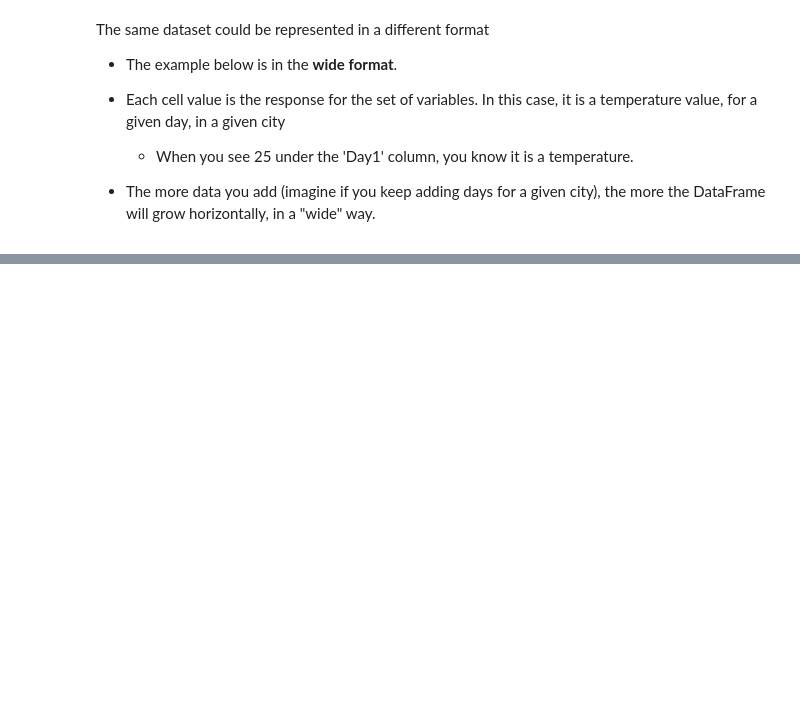
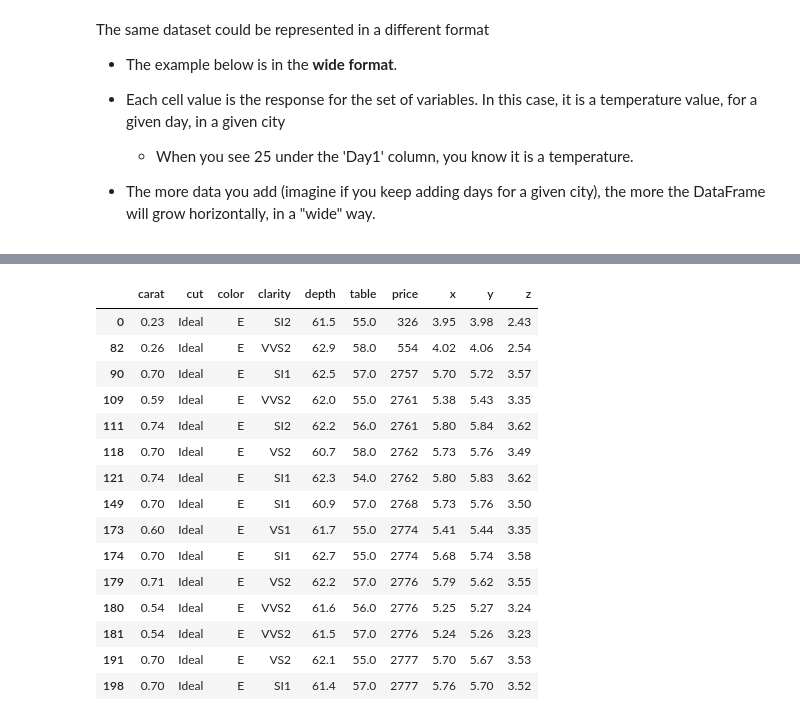
Before and after one commit to RSE1982/sept2025_DBC, a Jupyter notebook: Pandas-Notebooks/topic-13-long_x_wide_format/notebook.ipynb, the cells around one changed output, grey strips where cells are left out. Saved outputs shown, nothing was run; the diff lists cells and outputs as text; code cells hidden in the pictures; blank space fills up the shorter version.

```diff
--- a/Pandas-Notebooks/topic-13-long_x_wide_format/notebook.ipynb
+++ b/Pandas-Notebooks/topic-13-long_x_wide_format/notebook.ipynb
@@ -81,0 +309,6 @@ The same dataset could be represented in a different format
+# %%
+import seaborn as sns
+df = sns.load_dataset('diamonds')
+df = df.head(200)
+print(df.shape)
+df.head(10)
@@ -81,0 +333,19 @@ The same dataset could be represented in a different format
+# %%
+df.query("cut == 'Ideal' and color == 'E'")
+# %% [output]
+|  | carat | cut | color | clarity | depth | table | price | x | y | z |
+| 0 | 0.23 | Ideal | E | SI2 | 61.5 | 55.0 | 326 | 3.95 | 3.98 | 2.43 |
+| 82 | 0.26 | Ideal | E | VVS2 | 62.9 | 58.0 | 554 | 4.02 | 4.06 | 2.54 |
+| 90 | 0.70 | Ideal | E | SI1 | 62.5 | 57.0 | 2757 | 5.70 | 5.72 | 3.57 |
+| 109 | 0.59 | Ideal | E | VVS2 | 62.0 | 55.0 | 2761 | 5.38 | 5.43 | 3.35 |
+| 111 | 0.74 | Ideal | E | SI2 | 62.2 | 56.0 | 2761 | 5.80 | 5.84 | 3.62 |
+| 118 | 0.70 | Ideal | E | VS2 | 60.7 | 58.0 | 2762 | 5.73 | 5.76 | 3.49 |
+| 121 | 0.74 | Ideal | E | SI1 | 62.3 | 54.0 | 2762 | 5.80 | 5.83 | 3.62 |
+| 149 | 0.70 | Ideal | E | SI1 | 60.9 | 57.0 | 2768 | 5.73 | 5.76 | 3.50 |
+| 173 | 0.60 | Ideal | E | VS1 | 61.7 | 55.0 | 2774 | 5.41 | 5.44 | 3.35 |
+| 174 | 0.70 | Ideal | E | SI1 | 62.7 | 55.0 | 2774 | 5.68 | 5.74 | 3.58 |
+| 179 | 0.71 | Ideal | E | VS2 | 62.2 | 57.0 | 2776 | 5.79 | 5.62 | 3.55 |
+| 180 | 0.54 | Ideal | E | VVS2 | 61.6 | 56.0 | 2776 | 5.25 | 5.27 | 3.24 |
+| 181 | 0.54 | Ideal | E | VVS2 | 61.5 | 57.0 | 2776 | 5.24 | 5.26 | 3.23 |
+| 191 | 0.70 | Ideal | E | VS2 | 62.1 | 55.0 | 2777 | 5.70 | 5.67 | 3.53 |
+| 198 | 0.70 | Ideal | E | SI1 | 61.4 | 57.0 | 2777 | 5.76 | 5.70 | 3.52 |
```
Also changed, not shown: parts of 49 cells of this notebook, 5 other files.
